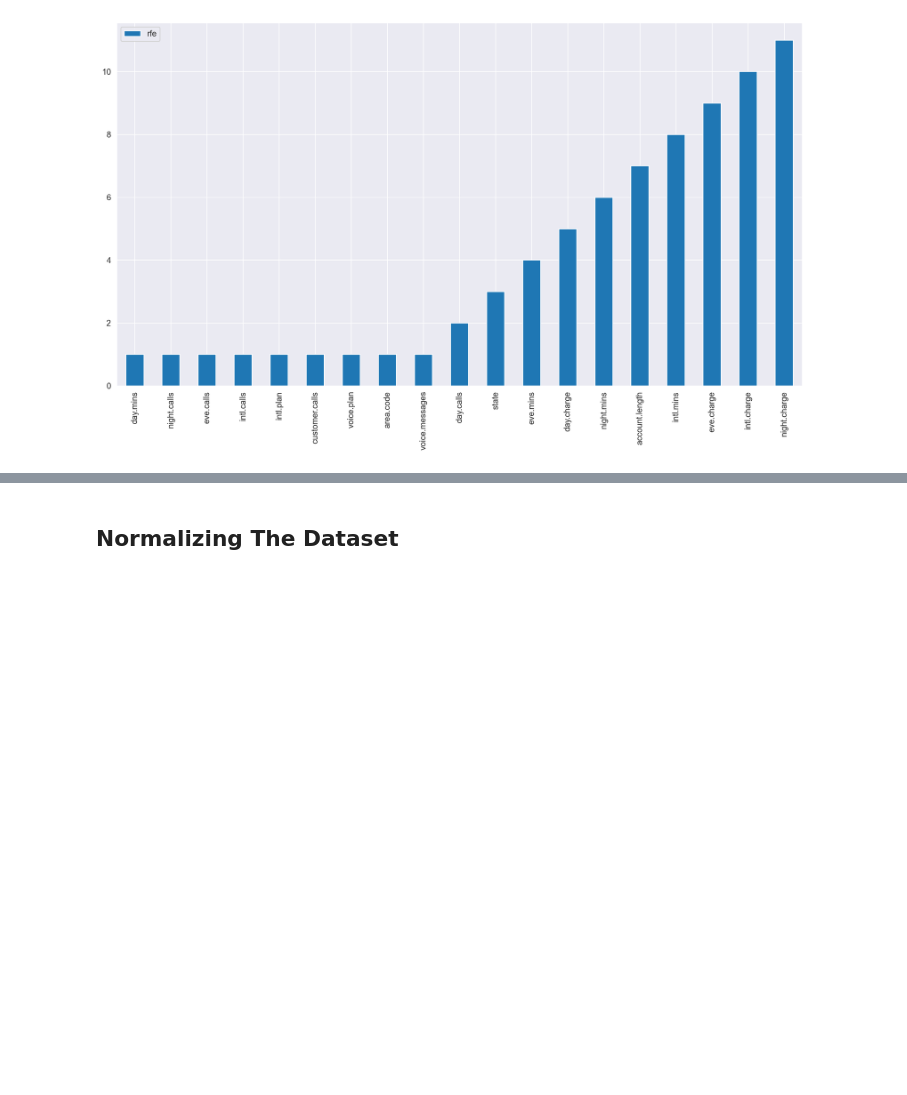
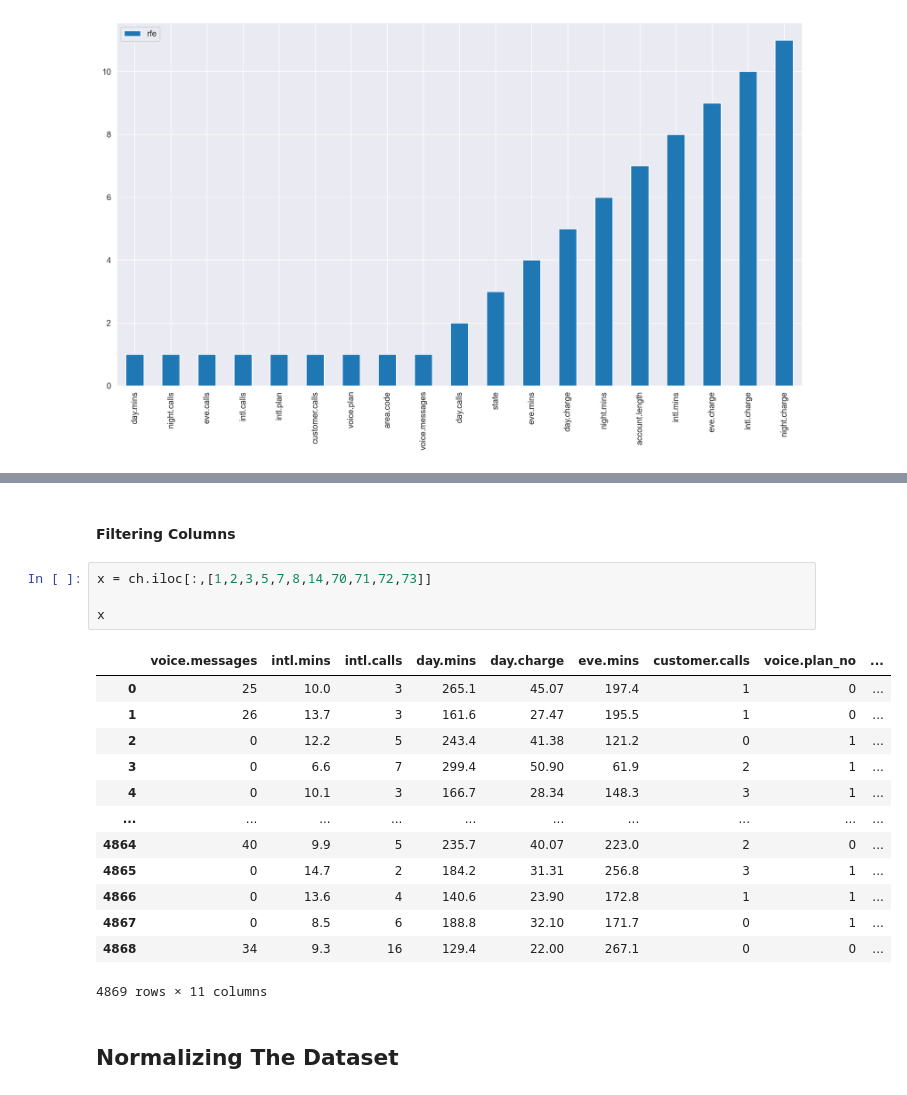
Before and after one commit to kunal-mallick/Churn_Prediction, a Jupyter notebook: Feature Engineering & Feature Extraction/Feature.ipynb, the cells around one changed output, grey strips where cells are left out. Cells and saved outputs as stored; diff of their text form; blank space fills up the shorter version.

```diff
--- a/Feature Engineering & Feature Extraction/Feature.ipynb
+++ b/Feature Engineering & Feature Extraction/Feature.ipynb
@@ -404,3 +428,23 @@ sns.barplot(x = imp_cols.sort_values(by='IG', ascending=False).loc[:,'IG'],
+# %% [markdown]
+#### Filtering Columns
+# %%
+x = ch.iloc[:,[1,2,3,5,7,8,14,70,71,72,73]]
+
+x
+# %% [output]
+|  | voice.messages | intl.mins | intl.calls | day.mins | day.charge | eve.mins | customer.calls | voice.plan_no | ... |
+| 0 | 25 | 10.0 | 3 | 265.1 | 45.07 | 197.4 | 1 | 0 | ... |
+| 1 | 26 | 13.7 | 3 | 161.6 | 27.47 | 195.5 | 1 | 0 | ... |
+| 2 | 0 | 12.2 | 5 | 243.4 | 41.38 | 121.2 | 0 | 1 | ... |
+| 3 | 0 | 6.6 | 7 | 299.4 | 50.90 | 61.9 | 2 | 1 | ... |
+| 4 | 0 | 10.1 | 3 | 166.7 | 28.34 | 148.3 | 3 | 1 | ... |
+| ... | ... | ... | ... | ... | ... | ... | ... | ... | ... |
+| 4864 | 40 | 9.9 | 5 | 235.7 | 40.07 | 223.0 | 2 | 0 | ... |
+| 4865 | 0 | 14.7 | 2 | 184.2 | 31.31 | 256.8 | 3 | 1 | ... |
+| 4866 | 0 | 13.6 | 4 | 140.6 | 23.90 | 172.8 | 1 | 1 | ... |
+| 4867 | 0 | 8.5 | 6 | 188.8 | 32.10 | 171.7 | 0 | 1 | ... |
+| 4868 | 34 | 9.3 | 16 | 129.4 | 22.00 | 267.1 | 0 | 0 | ... |
+4869 rows × 11 columns
 # %% [markdown]
 ## Normalizing The Dataset
 # %%
```
Also changed, not shown: parts of 22 cells of this notebook, 1 other file.
